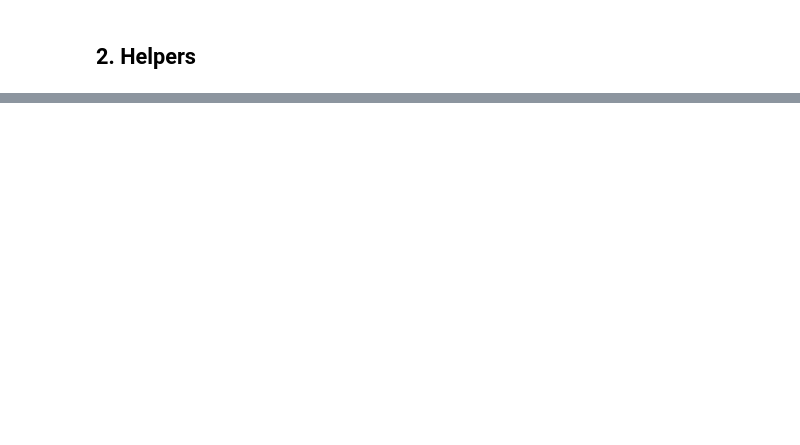
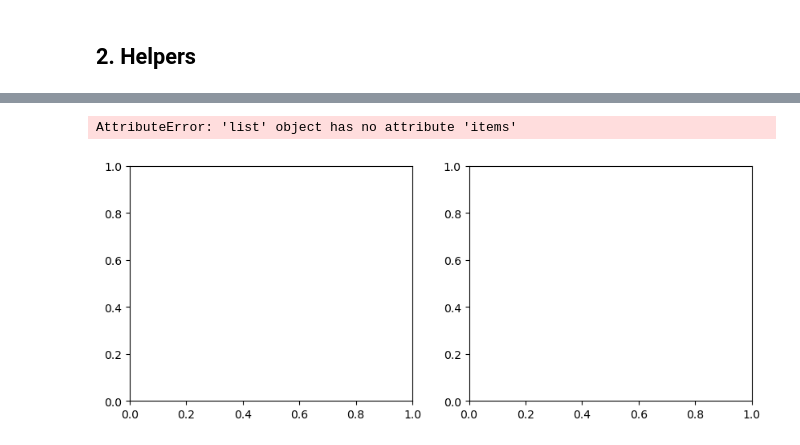
Before and after one commit to AlfinSib/ML_project_1, a Jupyter notebook: run.ipynb, the cells around one changed output, grey strips where cells are left out. Cells and saved outputs as stored; diff of their text form; code cells hidden in the pictures; blank space fills up the shorter version.

```diff
--- a/run.ipynb
+++ b/run.ipynb
@@ -254,9 +26,0 @@ print(f"AUC       : {train_auc:.3f}")
-# %%
-test_score = sigmoid(X_test_final.dot(w_final))
-y_pred = np.where(test_score >= BEST_THRESHOLD, 1, -1)
-
-print(f"Predicted +1: {(y_pred ==  1).sum()}   Predicted -1: {(y_pred == -1).sum()}")
-print(f"Positive rate: {(y_pred == 1).mean()*100:.1f}%")
-
-create_csv_submission(test_ids, y_pred, "submission.csv")
-print("Saved → submission.csv")
@@ -379,0 +215,5 @@ auc_rl, f1_rl, thr_rl = cross_validate(train_reg_logistic, x_tr_c, clean_names,
+# %%
+plot_performance(["rl lam=1e-4 iters=1000", "rl + squares (1000 iters)"])
+# %% [output]
+AttributeError: 'list' object has no attribute 'items'
+[figure, added]
```
Also changed, not shown: parts of 38 cells of this notebook.
